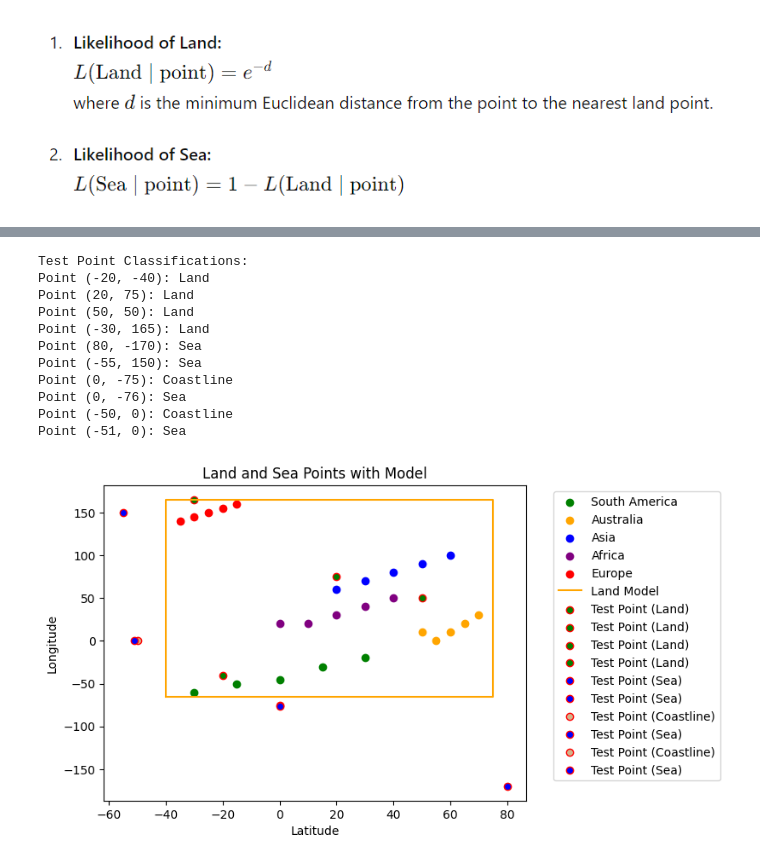
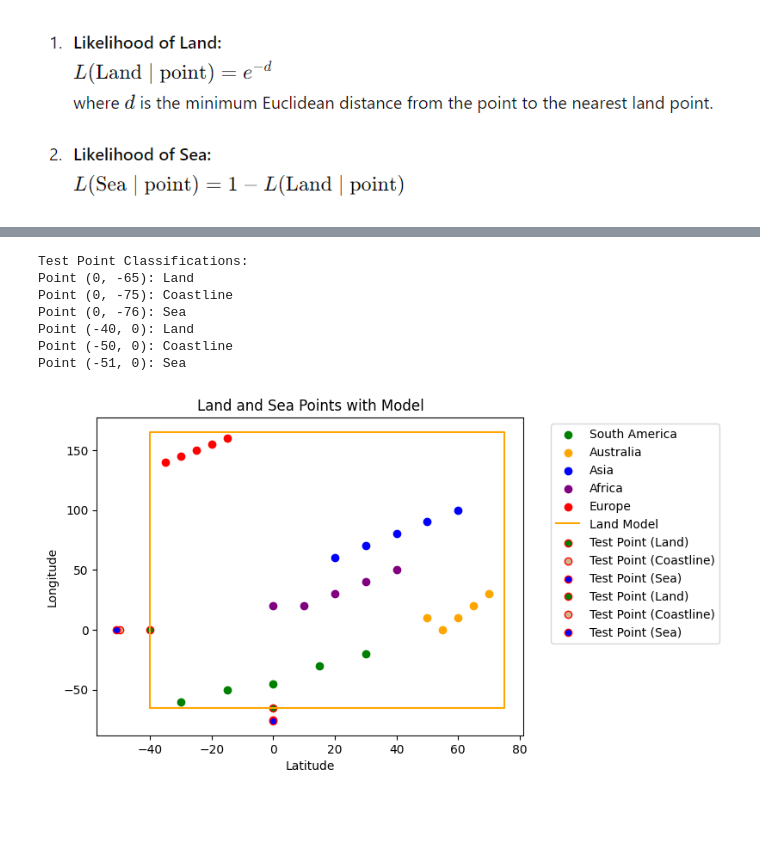
Before and after one commit to bduff4/GenAI, a Jupyter notebook: problem1.ipynb, the cells around one changed output, grey strips where cells are left out. Drawn from its saved outputs; the diff is of its cells as text; code cells hidden in the pictures; blank space fills up the shorter version.

```diff
--- a/problem1.ipynb
+++ b/problem1.ipynb
@@ -171,38 +173,34 @@ likelihoods_land, likelihoods_sea = calculate_likelihoods(grid_points, land_poin
 
 # Define the bounds of the model box
 all_land_x = [point[0] for points in land_points.values() for point in points]
 all_land_y = [point[1] for points in land_points.values() for point in points]
 x_min, x_max = min(all_land_x) - 5, max(all_land_x) + 5
 y_min, y_max = min(all_land_y) - 5, max(all_land_y) + 5
 box_bounds = (x_min, x_max, y_min, y_max)
 
 
 # Define unknown test cases with more land points and fewer sea points
 test_points = [
     # Land points inside the model
-    (0, 65), (0, -75), (0, -76), (-40, 0), (-50, 0), (-51, 0)
+    (0, -65), (0, -75), (0, -76), (-40, 0), (-50, 0), (-51, 0)
 ]
 
 # Classify test points
 test_classifications = [classify_point(point, box_bounds) for point in test_points]
 
 # Print test point classifications
 print("\nTest Point Classifications:")
 for point, classification in zip(test_points, test_classifications):
     print(f"Point {point}: {classification}")
 
 # Plot the points and the model
 plot_points(land_points, test_points, test_classifications, box_bounds)
 # %% [output]
 Test Point Classifications:
-Point (-20, -40): Land
-Point (20, 75): Land
-Point (50, 50): Land
-Point (-30, 165): Land
-Point (80, -170): Sea
-Point (-55, 150): Sea
+Point (0, -65): Land
 Point (0, -75): Coastline
 Point (0, -76): Sea
+Point (-40, 0): Land
 Point (-50, 0): Coastline
 Point (-51, 0): Sea
-[figure, old version]
+[figure, new version]
```
Also changed, not shown: parts of 1 cell of this notebook.
